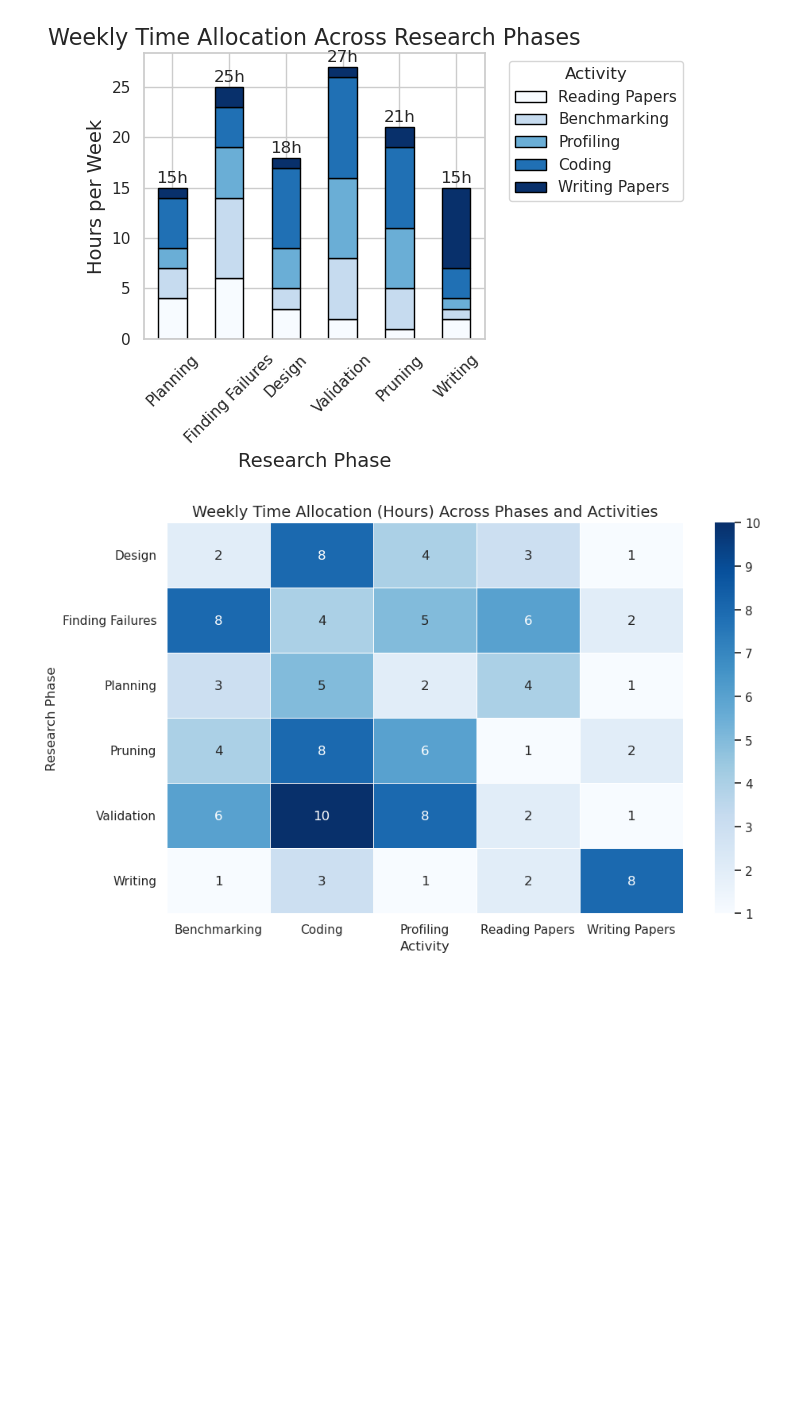
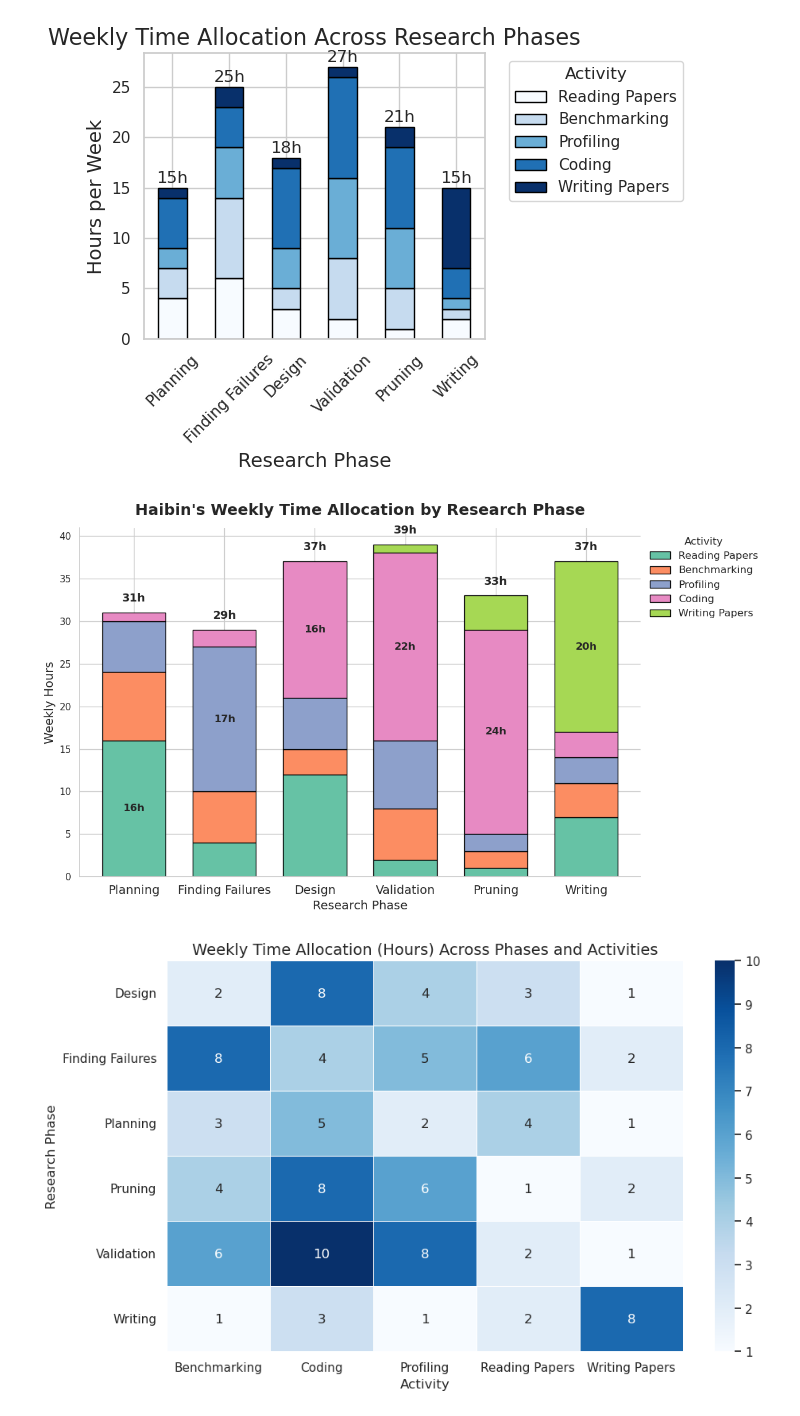
Before and after one commit to HaibinLai/HaibinLai.github.io, a Jupyter notebook: haibin.ipynb, the cells around one changed output. Drawn from its saved outputs; the diff is of its cells as text; code cells hidden in the pictures; blank space fills up the shorter version.

```diff
--- a/haibin.ipynb
+++ b/haibin.ipynb
@@ -465,6 +467,75 @@ plt.show()
 # %% [output]
 <Figure size 1200x700 with 0 Axes>
 [figure]
+# %%
+import matplotlib.pyplot as plt
+import seaborn as sns
+import pandas as pd
+
+# 设置配色和样式
+sns.set(style='whitegrid', palette='Set2')
+plt.rcParams.update({'font.size': 13})
+
+# 原始数据
+data = {
+    'Activity': ['Reading Papers', 'Benchmarking', 'Profiling', 'Coding', 'Writing Papers'],
+    'Planning': [16, 8, 6, 1, 0],
+    'Finding Failures': [4, 6, 17, 2, 0],
+    'Design': [12, 3, 6, 16, 0],
+    'Validation': [2, 6, 8, 22, 1],
+    'Pruning': [1, 2, 2, 24, 4],
+    'Writing': [7, 4, 3, 3, 20]
+}
+
+# 转换为 DataFrame 并转置
+df = pd.DataFrame(data)
+df_stacked = df.set_index('Activity').T
+
+# 绘图
+fig, ax = plt.subplots(figsize=(12, 7))
+df_stacked.plot(kind='bar', stacked=True, ax=ax, edgecolor='black', width=0.7)
+
+# 设置标题和标签
+ax.set_title("Haibin's Weekly Time Allocation by Research Phase", fontsize=18, pad=15, fontweight='bold')
+ax.set_xlabel('Research Phase', fontsize=14)
+ax.set_ylabel('Weekly Hours', fontsize=14)
+ax.legend(title='Activity', bbox_to_anchor=(1.00, 1), loc='upper left', frameon=False, fontsize=12)
+
+# # 添加总数标签
+# for i, phase in enumerate(df_stacked.index):
+#     total = df_stacked.loc[phase].sum()
+#     ax.text(i, total + 1, f'{int(total)}h', ha='center', va='bottom', fontsize=12)
+
+# 添加总数标签和每段标签
+for bar_idx, phase in enumerate(df_stacked.index):
+    cumulative = 0
+    max_val = 0
+    for act_idx, val in enumerate(df_stacked.loc[phase]):
+        if val > max_val:
+            max_val = val
+        # cumulative += val
+        # 添加每段标签
+
+    for act_idx, val in enumerate(df_stacked.loc[phase]):
+        if val > 0 and val == max_val:
+            ax.text(bar_idx, cumulative + val / 2, f'{int(val)}h', ha='center', va='center', fontsize=12, fontweight='bold')
+        cumulative += val
+    # 总小时数标注
+    ax.text(bar_idx, cumulative + 1, f'{int(cumulative)}h', ha='center', va='bottom', fontsize=13, fontweight='bold')
+
+
+
+# x 轴标签旋转
+ax.set_xticklabels(df_stacked.index, rotation=0, ha='center', fontsize=14)
+
+sns.despine()
+plt.tight_layout()
+
+# 保存图像
+plt.savefig('haibin_stacked_research_hours.png', dpi=300, bbox_inches='tight')
+plt.show()
+# %% [output]
+[figure, added]
 # %%
 plt.figure(figsize=(10, 6))
 heatmap_data = df.pivot_table(index='Phase', columns='Activity', values='Hours')
```
Also changed, not shown: parts of 4 cells of this notebook, 6 other files.
